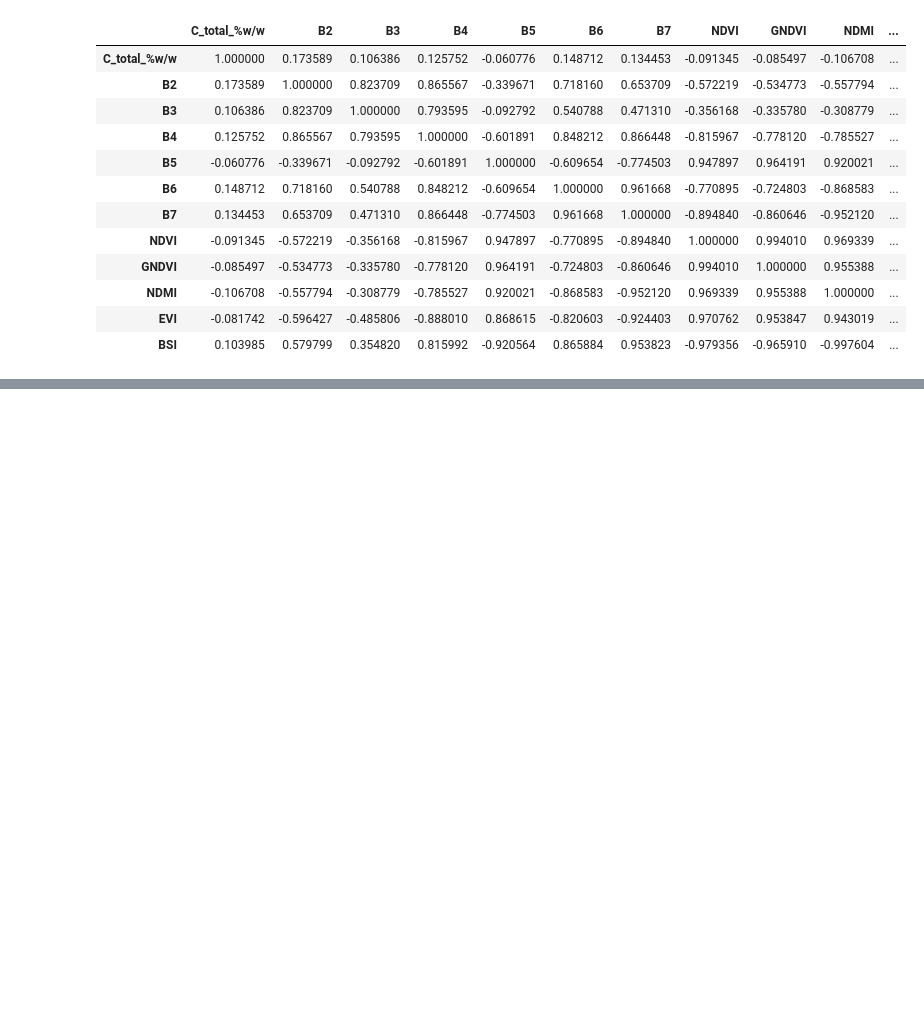
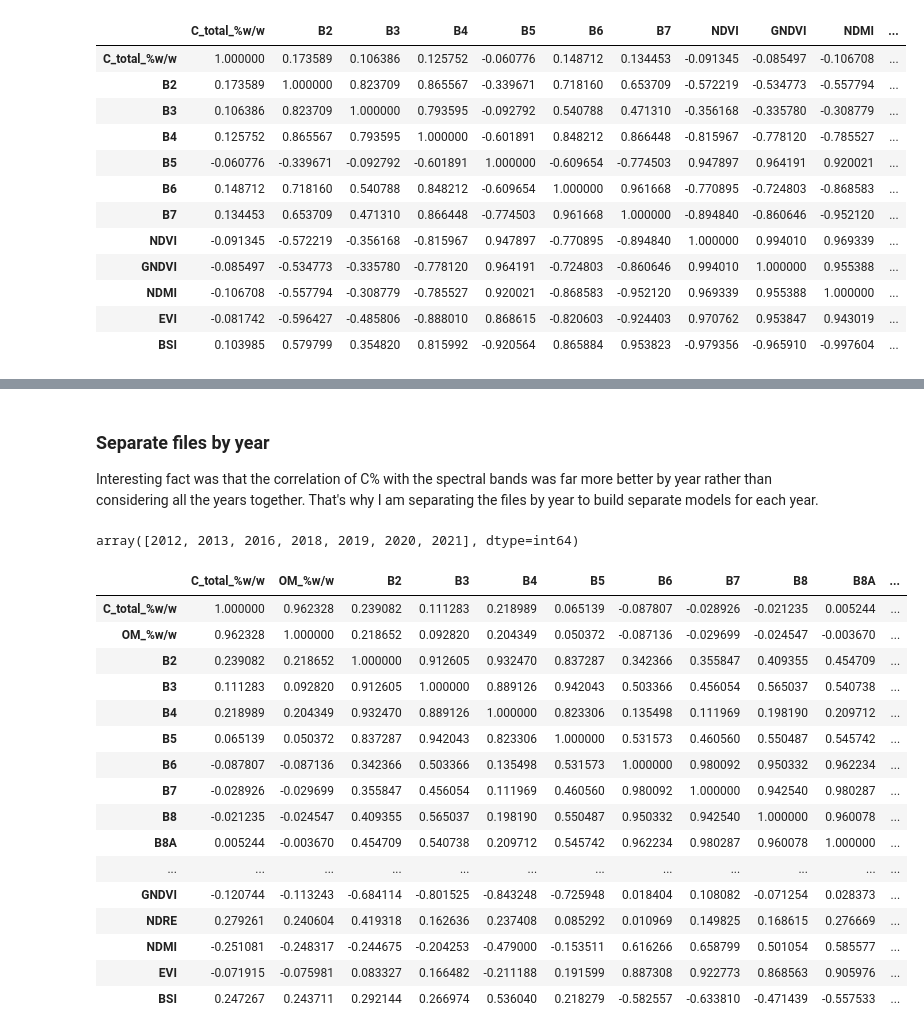
Before and after one commit to neli12/project-carbon-RR, a Jupyter notebook: First steps in analysing RR data.ipynb, the cells around one changed output, grey strips where cells are left out. Cells and saved outputs as stored; diff of their text form; code cells hidden in the pictures; blank space fills up the shorter version.

```diff
--- a/First steps in analysing RR data.ipynb
+++ b/First steps in analysing RR data.ipynb
@@ -1254,0 +1336,4 @@ group_by_field_year3.drop(['Year', 'Field', 'SP_ID', 'sample_distance (m)', 'Eas
+# %%
+# Join all csv
+f3_df = pd.DataFrame(pd.concat([pd.read_csv(f, sep = ',') for f in f3], axis = 0))
+f3_df.info()
@@ -1254,0 +1358,8 @@ group_by_field_year3.drop(['Year', 'Field', 'SP_ID', 'sample_distance (m)', 'Eas
+# %%
+# Convert to integer and round to 2 decimals
+cols = ['B2', 'B3','B4', 'B5','B6', 'B7','B8','B8A','B11', 'B12']
+f3_df[cols] = f3_df[cols].astype(int)
+cols2 = ['NDVI','GNDVI','NDRE', 'NDMI', 'EVI', 'BSI']
+f3_df[cols2] = f3_df[cols2].round(2)
+f3_df.to_csv('all_data_Sentinel.csv', index = False)
+f3_df.head()
@@ -1254,0 +1373,22 @@ group_by_field_year3.drop(['Year', 'Field', 'SP_ID', 'sample_distance (m)', 'Eas
+# %% [markdown]
+### Separate files by year
+
+Interesting fact was that the correlation of C% with the spectral bands was far more better by year rather than considering all the years together. That's why I am separating the files by year to build separate models for each year.
+# %%
+# Sentinel
+file_2016 = f3_df.loc[f3_df['Year'] == 2016]
+file_2016.to_csv("data2016_sentinel.csv", index = False)
+file_2018 = f3_df.loc[f3_df['Year'] == 2018]
+file_2018.to_csv("data2018_sentinel.csv", index = False)
+file_2019 = f3_df.loc[f3_df['Year'] == 2019]
+file_2019.to_csv("data2019_sentinel.csv", index = False)
+file_2020 = f3_df.loc[f3_df['Year'] == 2020]
+file_2020.to_csv("data2020_sentinel.csv", index = False)
+file_2021 = f3_df.loc[f3_df['Year'] == 2021]
+file_2021.to_csv("data2021_sentinel.csv", index = False)
+# %%
+# Landsat
+f4_df = pd.read_csv("all_data_landsat.csv", sep = ';')
+f4_df['Year'].unique()
+# %% [output]
+array([2012, 2013, 2016, 2018, 2019, 2020, 2021], dtype=int64)
@@ -1254,0 +1410,22 @@ group_by_field_year3.drop(['Year', 'Field', 'SP_ID', 'sample_distance (m)', 'Eas
+# %%
+cols3 = ['C_total_%w/w','OM_%w/w','B2','B3', 'B4', 'B5', 'B6', 'B7','B8', 'B8A', 'B11', 'B12', 'NDVI', 'GNDVI', 'NDRE', 'NDMI', 'EVI','BSI']
+# %%
+file_2018[cols3].corr()
+# %% [output]
+|  | C_total_%w/w | OM_%w/w | B2 | B3 | B4 | B5 | B6 | B7 | B8 | B8A | ... |
+| C_total_%w/w | 1.000000 | 0.962328 | 0.239082 | 0.111283 | 0.218989 | 0.065139 | -0.087807 | -0.028926 | -0.021235 | 0.005244 | ... |
+| OM_%w/w | 0.962328 | 1.000000 | 0.218652 | 0.092820 | 0.204349 | 0.050372 | -0.087136 | -0.029699 | -0.024547 | -0.003670 | ... |
+| B2 | 0.239082 | 0.218652 | 1.000000 | 0.912605 | 0.932470 | 0.837287 | 0.342366 | 0.355847 | 0.409355 | 0.454709 | ... |
+| B3 | 0.111283 | 0.092820 | 0.912605 | 1.000000 | 0.889126 | 0.942043 | 0.503366 | 0.456054 | 0.565037 | 0.540738 | ... |
+| B4 | 0.218989 | 0.204349 | 0.932470 | 0.889126 | 1.000000 | 0.823306 | 0.135498 | 0.111969 | 0.198190 | 0.209712 | ... |
+| B5 | 0.065139 | 0.050372 | 0.837287 | 0.942043 | 0.823306 | 1.000000 | 0.531573 | 0.460560 | 0.550487 | 0.545742 | ... |
+| B6 | -0.087807 | -0.087136 | 0.342366 | 0.503366 | 0.135498 | 0.531573 | 1.000000 | 0.980092 | 0.950332 | 0.962234 | ... |
+| B7 | -0.028926 | -0.029699 | 0.355847 | 0.456054 | 0.111969 | 0.460560 | 0.980092 | 1.000000 | 0.942540 | 0.980287 | ... |
+| B8 | -0.021235 | -0.024547 | 0.409355 | 0.565037 | 0.198190 | 0.550487 | 0.950332 | 0.942540 | 1.000000 | 0.960078 | ... |
+| B8A | 0.005244 | -0.003670 | 0.454709 | 0.540738 | 0.209712 | 0.545742 | 0.962234 | 0.980287 | 0.960078 | 1.000000 | ... |
+| ... | ... | ... | ... | ... | ... | ... | ... | ... | ... | ... | ... |
+| GNDVI | -0.120744 | -0.113243 | -0.684114 | -0.801525 | -0.843248 | -0.725948 | 0.018404 | 0.108082 | -0.071254 | 0.028373 | ... |
+| NDRE | 0.279261 | 0.240604 | 0.419318 | 0.162636 | 0.237408 | 0.085292 | 0.010969 | 0.149825 | 0.168615 | 0.276669 | ... |
+| NDMI | -0.251081 | -0.248317 | -0.244675 | -0.204253 | -0.479000 | -0.153511 | 0.616266 | 0.658799 | 0.501054 | 0.585577 | ... |
+| EVI | -0.071915 | -0.075981 | 0.083327 | 0.166482 | -0.211188 | 0.191599 | 0.887308 | 0.922773 | 0.868563 | 0.905976 | ... |
+| BSI | 0.247267 | 0.243711 | 0.292144 | 0.266974 | 0.536040 | 0.218279 | -0.582557 | -0.633810 | -0.471439 | -0.557533 | ... |
```
Also changed, not shown: parts of 20 cells of this notebook.
